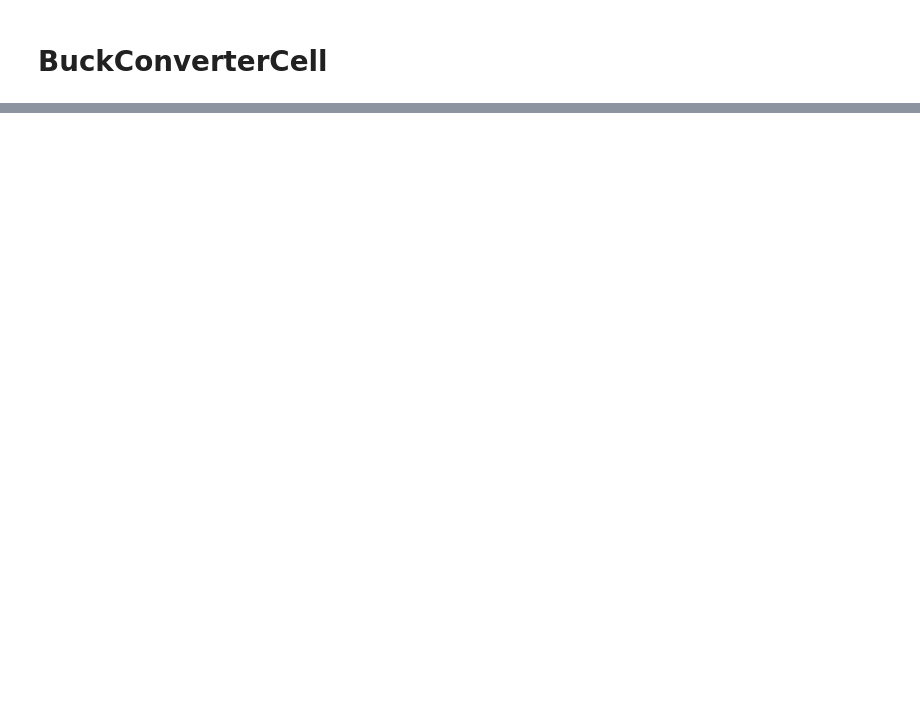
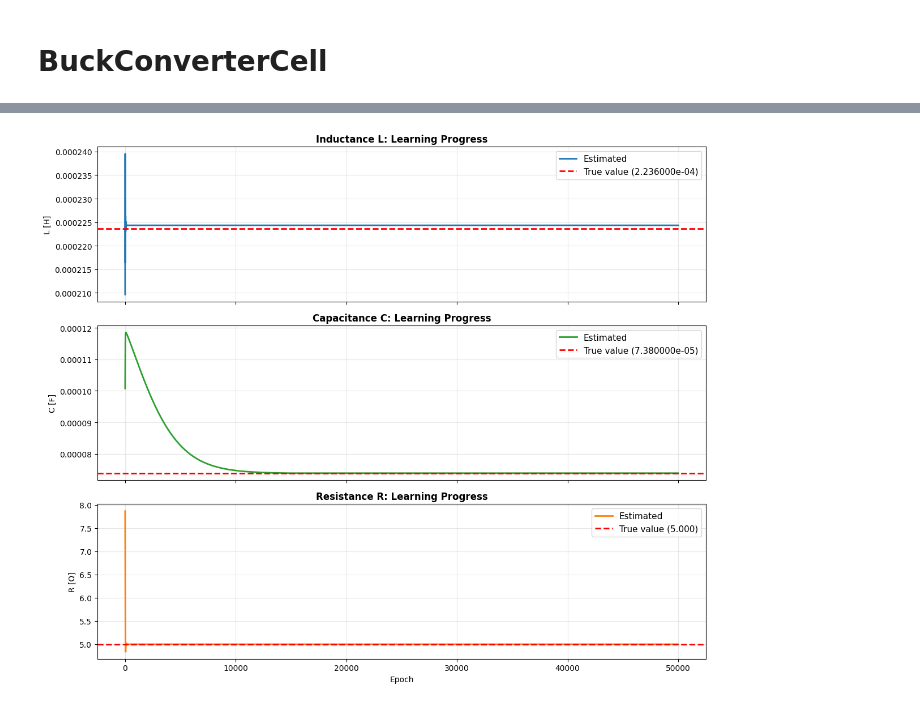
Before and after one commit to University-Laboratory/rnn-pann, a Jupyter notebook: actual_machine_notebooks/note4/note.ipynb, the cells around one changed output, grey strips where cells are left out. Drawn from its saved outputs; the diff is of its cells as text; code cells hidden in the pictures; blank space fills up the shorter version.

```diff
--- a/actual_machine_notebooks/note4/note.ipynb
+++ b/actual_machine_notebooks/note4/note.ipynb
@@ -782,0 +390,18 @@ input_size=7
+# %%
+# 回路パラメータの学習による変化をグラフ表示
+fig, ax = plot_param_learning_progress(
+    param_history,
+    params.L_true,
+    params.C_true,
+    params.R_true,
+    params.epochs,
+)
+plt.show()
+
+# 画像をログに保存
+if keep_log:
+    save_figure_to_log(
+        fig, "parameter_learning", result_dir, "回路パラメータの学習による変化"
+    )
+# %% [output]
+[figure, added]
```
Also changed, not shown: parts of 36 cells of this notebook, 1 other file.
